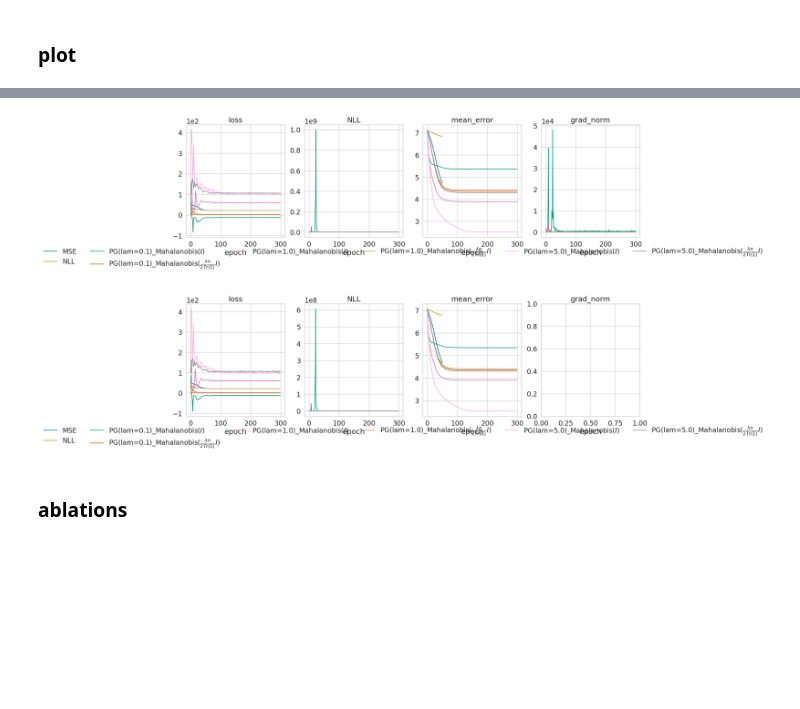
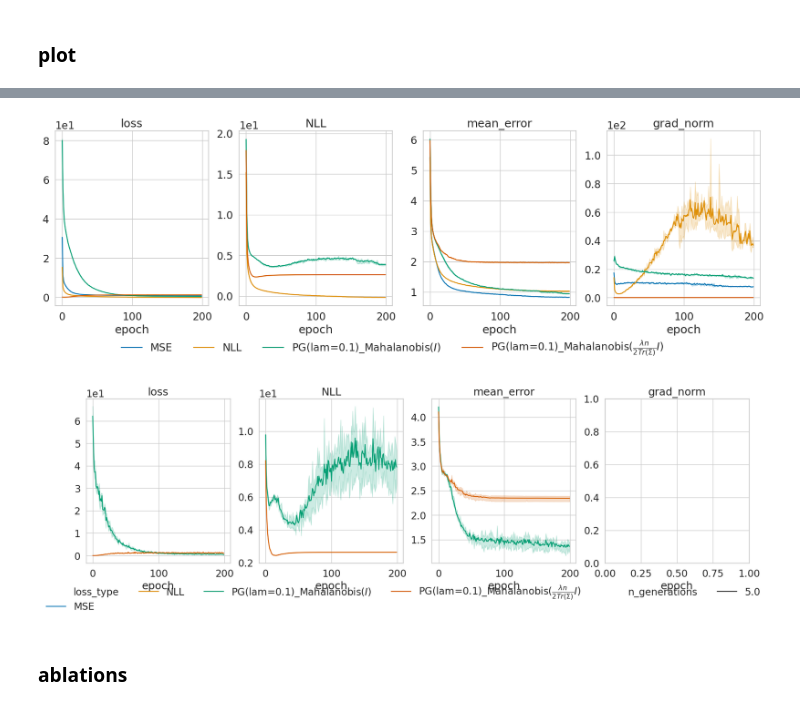
Before and after one commit to abenechehab/nll_to_po, a Jupyter notebook: notebook/mbrl.ipynb, the cells around one changed output, grey strips where cells are left out. Cells and saved outputs as stored; diff of their text form; code cells hidden in the pictures; blank space fills up the shorter version.

```diff
--- a/notebook/mbrl.ipynb
+++ b/notebook/mbrl.ipynb
@@ -152,6 +152,7 @@ def run_exp(
     loss_function: L.LossFunction,
     train_dataloader: torch.utils.data.DataLoader,
     val_dataloader: Optional[torch.utils.data.DataLoader] = None,
+    test_dataloader: Optional[torch.utils.data.DataLoader] = None,
     config: Optional[dict] = None,
     exp_idx: Optional[int] = 0,
     df_list: List = [],
@@ -161,6 +162,7 @@ def run_exp(
     learning_rate: float = 0.01,
     use_wandb: bool = False,
     wandb_project: str = "tractable",
+    max_grad_norm: float = 1e5,
 ):
     config["train_size"] = len(train_dataloader)
     if val_dataloader is not None:
@@ -189,6 +191,7 @@ def run_exp(
         policy=policy,
         train_dataloader=train_dataloader,
         val_dataloader=val_dataloader,
+        test_dataloader=test_dataloader,
         loss_function=loss_function,
         n_updates=n_updates,
         learning_rate=learning_rate,
@@ -197,6 +200,7 @@ def run_exp(
         wandb_run=wandb_run,
         device=device,
         early_stopping_patience=early_stopping_patience,
+        max_grad_norm=max_grad_norm,
     )
 
     # Save to dataframe
@@ -230,17 +234,19 @@ def run_exp(
 df_list: list[pd.DataFrame] = []
 # %%
 # Experiment parameters
-n_experiments: int = 1
-n_updates: int = 50
+n_experiments: int = 3
+n_updates: int = 200
 learning_rate: float = 0.001
 use_wandb: bool = False
 wandb_project: str = "tractable"
+
+max_grad_norm: float = 1.0
 
 dataset_name: str = "mujoco/halfcheetah/medium-v0"
 train_size: float = 0.5
 test_size: float = 0.3
 data_proportion: float = 0.01
-batch_size: int = -1
+batch_size: int = 64
 device = torch.device("cuda:7")
 early_stopping_patience: int = 300
 
@@ -254,8 +260,8 @@ train_dataloader, val_dataloader, test_dataloader, data_config = generate_data_m
 
 # Policy architecture
 hidden_sizes: list[int] = [64, 64]
-fixed_logstd: bool = False
-bounded_sigma: bool = True
+fixed_logstd: bool = True
+bounded_sigma: bool = False
 
 # policy = Policy.LinearGaussian(input_dim, output_dim, fixed_logstd)
 if bounded_sigma:
@@ -300,6 +303,7 @@ for loss_function in [L.MSE(), L.NLL()]:
             loss_function=loss_function,
             train_dataloader=train_dataloader,
             val_dataloader=val_dataloader,
+            test_dataloader=test_dataloader,
             config=config,
             exp_idx=exp_idx,
             df_list=df_list,
@@ -309,5 +313,6 @@ for loss_function in [L.MSE(), L.NLL()]:
             learning_rate=learning_rate,
             use_wandb=use_wandb,
             wandb_project=wandb_project,
+            max_grad_norm=max_grad_norm,
         )
 # %% [output]
@@ -359,7 +369,7 @@ use_rsample: bool = False
 reward_transform: str = "normalize"
 
 for exp_idx in range(n_experiments):
-    for entropy_weight in [0.1, 1.0, 5.0]:
+    for entropy_weight in [0.1]:  # , 1.0, 5.0]:
         for r_u in [
             1.0,
             (entropy_weight * data_config["output_dim"]) / trace_sigma,
@@ -396,6 +406,7 @@ for exp_idx in range(n_experiments):
                 loss_function=loss_function,
                 train_dataloader=train_dataloader,
                 val_dataloader=val_dataloader,
+                test_dataloader=test_dataloader,
                 config=config,
                 exp_idx=exp_idx,
                 df_list=df_list,
@@ -405,5 +416,6 @@ for exp_idx in range(n_experiments):
                 learning_rate=learning_rate,
                 use_wandb=use_wandb,
                 wandb_project=wandb_project,
+                max_grad_norm=max_grad_norm,
             )
 # %% [output]
@@ -442,35 +454,37 @@ for i, metric in enumerate(["loss", "NLL", "mean_error", "grad_norm"]):
     sns.lineplot(
         data=df_all[df_all["train_val"] == "train"],
         x="epoch",
         y=metric,
         hue="loss_type",
+        # style="n_generations",
         ax=ax[i],
         legend=False if i > 0 else True,
     )
     ax[i].set_ylabel(None)
     ax[i].set_title(metric)
     ax[i].ticklabel_format(axis="y", style="sci", scilimits=(0, 1))
 ax[0].legend(bbox_to_anchor=(2.2, -0.35), loc="lower center", ncol=6, frameon=False)
 
 # validation
 fig, ax = plt.subplots(1, 4, figsize=(20, 5))
 for i, metric in enumerate(["loss", "NLL", "mean_error", "grad_norm"]):
     sns.lineplot(
         data=df_all[df_all["train_val"] == "val"],
         x="epoch",
         y=metric,
         hue="loss_type",
+        style="n_generations",
         ax=ax[i],
         legend=False if i > 0 else True,
     )
     ax[i].set_ylabel(None)
     ax[i].set_title(metric)
     ax[i].ticklabel_format(axis="y", style="sci", scilimits=(0, 1))
 ax[0].legend(bbox_to_anchor=(2.2, -0.35), loc="lower center", ncol=6, frameon=False)
 plt.show()
 # %% [output]
-[figure, old version]
+[figure, new version]
-[figure, old version]
+[figure, new version]
 # %% [markdown]
 ### ablations
 # %%
```
Also changed, not shown: parts of 8 cells of this notebook, 2 other files.
